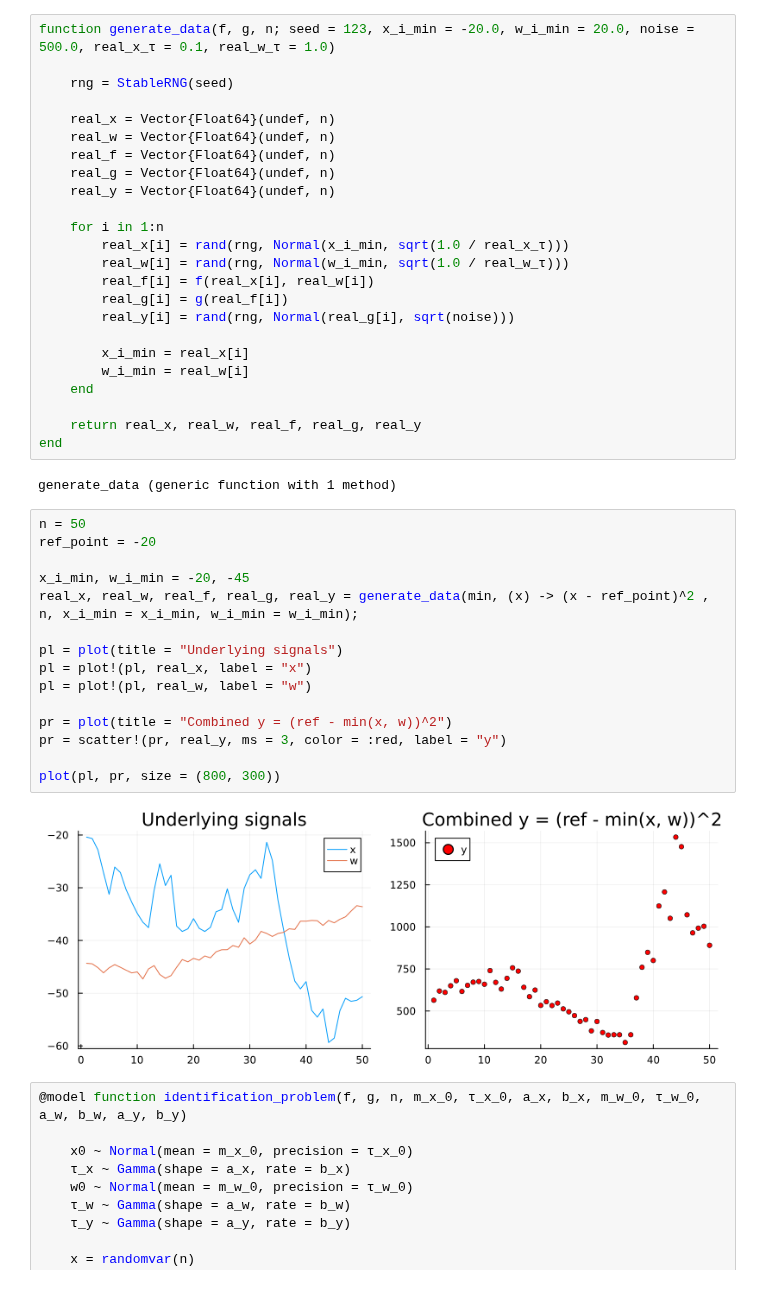
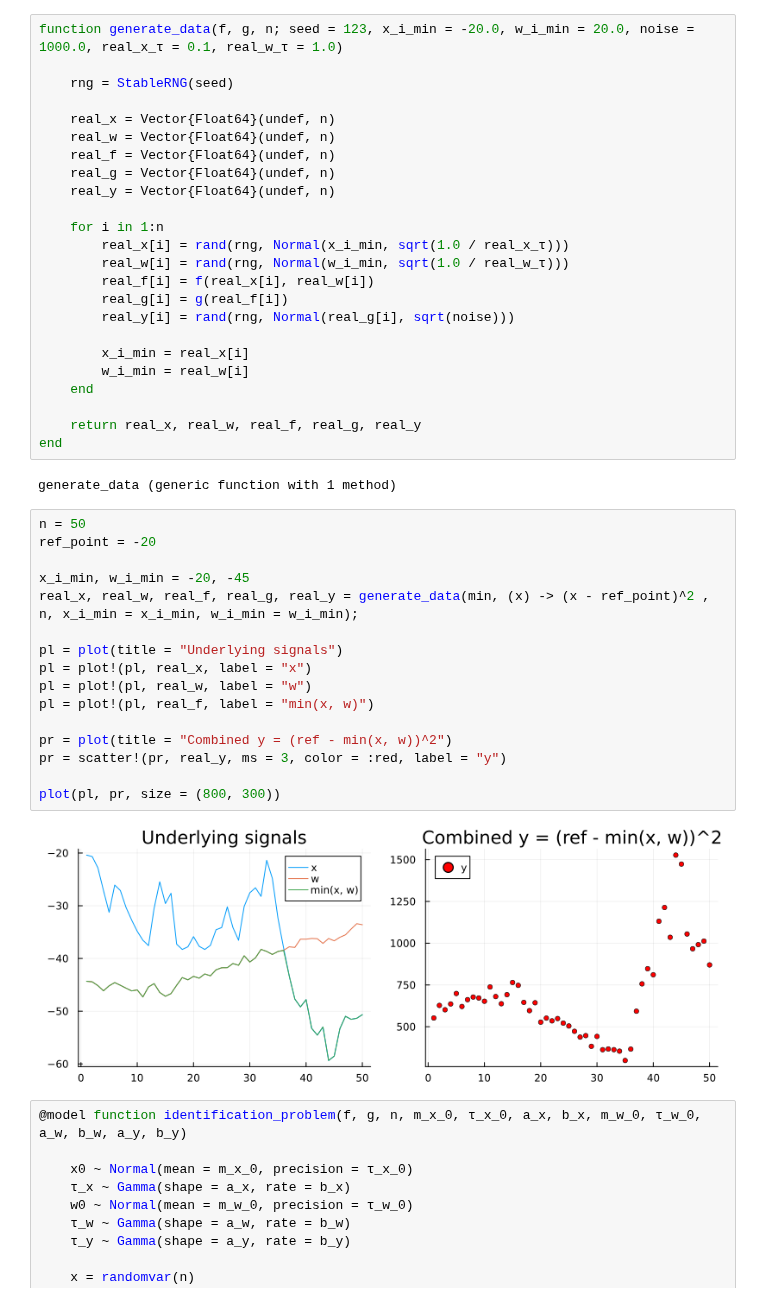
Before and after one commit to biaslab/CVMP, a Jupyter notebook: demos/ccmp_stuck_deterministic.ipynb, the cells around one changed output. Cells and saved outputs as stored; diff of their text form.

```diff
--- a/demos/ccmp_stuck_deterministic.ipynb
+++ b/demos/ccmp_stuck_deterministic.ipynb
@@ -1,7 +1,7 @@
 # %%
 using RxInfer, Distributions, StableRNGs, Plots, Flux, CCMP
 # %%
-function generate_data(f, g, n; seed = 123, x_i_min = -20.0, w_i_min = 20.0, noise = 500.0, real_x_τ = 0.1, real_w_τ = 1.0)
+function generate_data(f, g, n; seed = 123, x_i_min = -20.0, w_i_min = 20.0, noise = 1000.0, real_x_τ = 0.1, real_w_τ = 1.0)
 
     rng = StableRNG(seed)
 
@@ -29,20 +29,21 @@ generate_data (generic function with 1 method)
 # %%
 n = 50
 ref_point = -20
 
 x_i_min, w_i_min = -20, -45
 real_x, real_w, real_f, real_g, real_y = generate_data(min, (x) -> (x - ref_point)^2 , n, x_i_min = x_i_min, w_i_min = w_i_min);
 
 pl = plot(title = "Underlying signals")
 pl = plot!(pl, real_x, label = "x")
 pl = plot!(pl, real_w, label = "w")
+pl = plot!(pl, real_f, label = "min(x, w)")
 
 pr = plot(title = "Combined y = (ref - min(x, w))^2")
 pr = scatter!(pr, real_y, ms = 3, color = :red, label = "y")
 
 plot(pl, pr, size = (800, 300))
 # %% [output]
-[figure, old version]
+[figure, new version]
 # %%
 @model function identification_problem(f, g, n, m_x_0, τ_x_0, a_x, b_x, m_w_0, τ_w_0, a_w, b_w, a_y, b_y)
 
```
Also changed, not shown: parts of 2 cells of this notebook, 2 other files.
